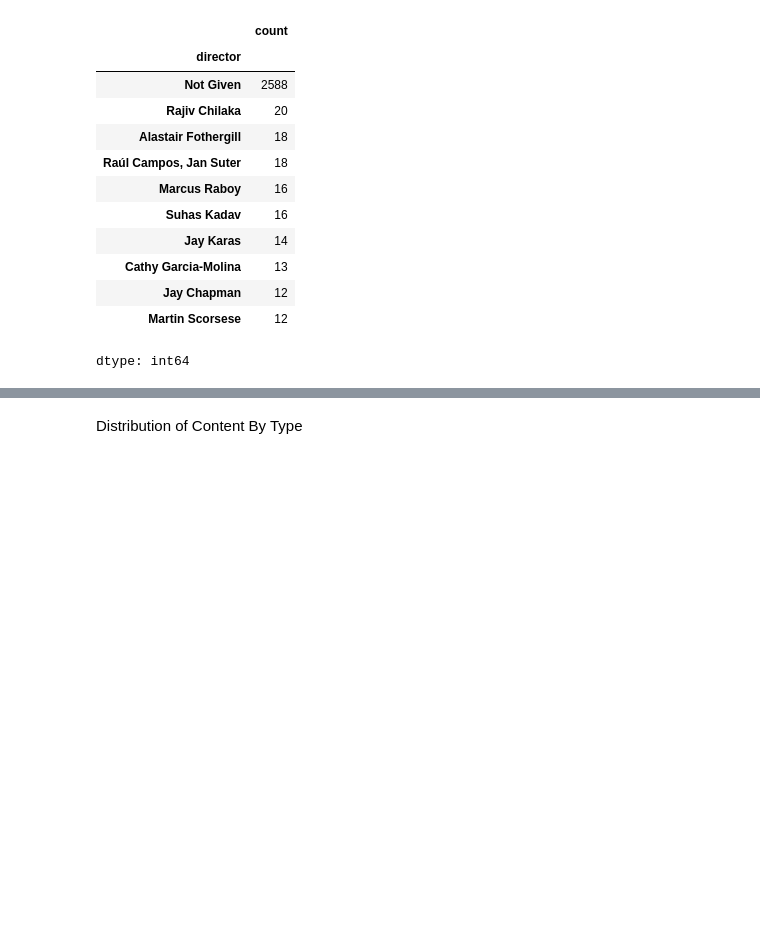
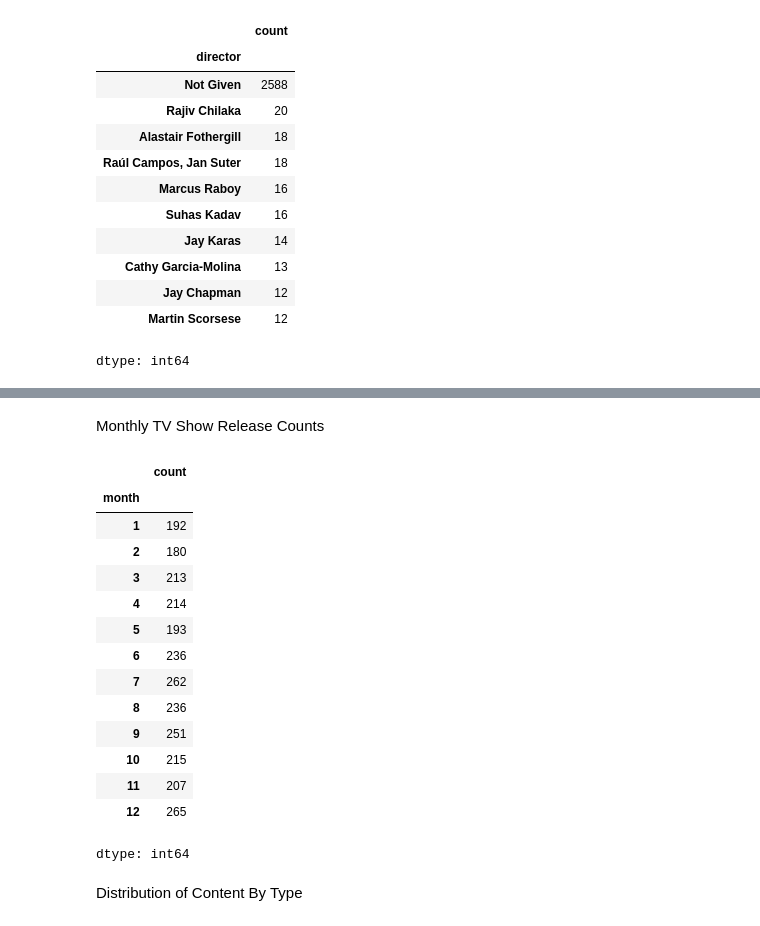
Before and after one commit to test-tlib/UMAM-DS-INTERN-PROJECTS, a Jupyter notebook: UMAM_Netflix_Data_(project_1)_.ipynb, the cells around one changed output, grey strips where cells are left out. Saved outputs shown, nothing was run; the diff lists cells and outputs as text; code cells hidden in the pictures; blank space fills up the shorter version.

```diff
--- a/UMAM_Netflix_Data_(project_1)_.ipynb
+++ b/UMAM_Netflix_Data_(project_1)_.ipynb
@@ -152,3 +237,23 @@ dtype: int64
+# %% [markdown]
+ Monthly TV Show Release Counts
+# %%
+data[data['type'] == 'TV Show']['month'].value_counts().sort_index()
+# %% [output]
+|  | count |
+| month |  |
+| 1 | 192 |
+| 2 | 180 |
+| 3 | 213 |
+| 4 | 214 |
+| 5 | 193 |
+| 6 | 236 |
+| 7 | 262 |
+| 8 | 236 |
+| 9 | 251 |
+| 10 | 215 |
+| 11 | 207 |
+| 12 | 265 |
+dtype: int64
 # %% [markdown]
 Distribution of Content By Type
 # %%
```
Also changed, not shown: parts of 8 cells of this notebook.
